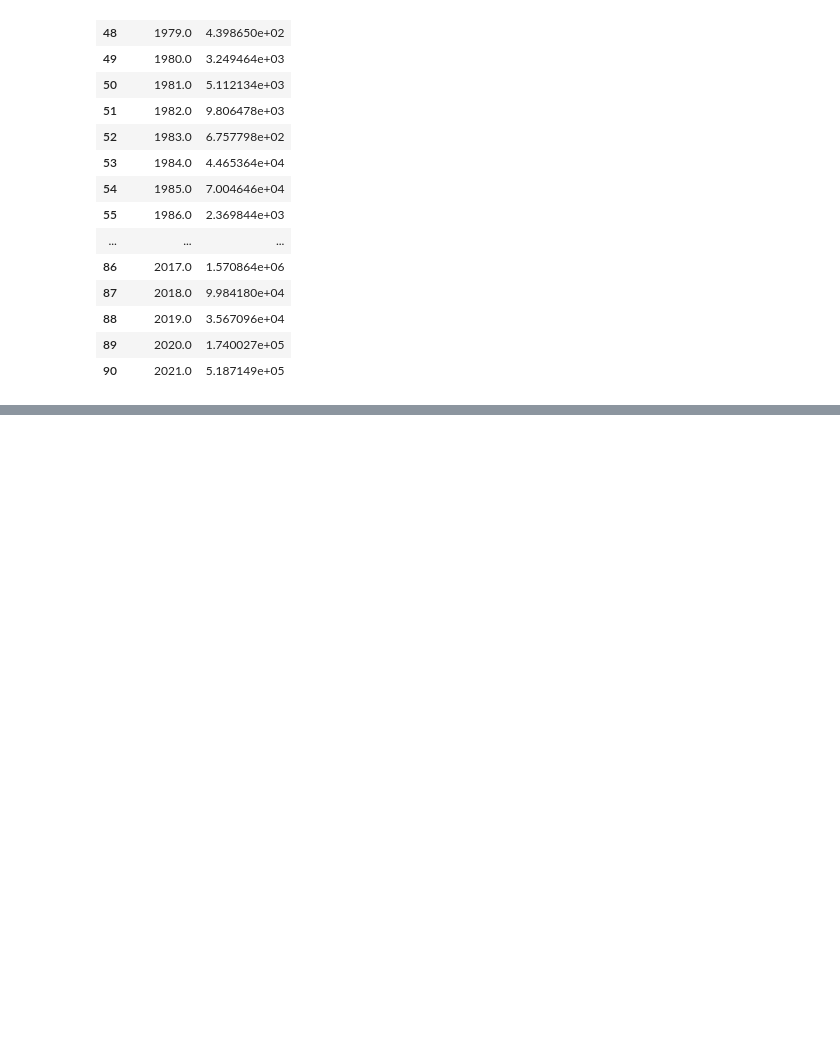
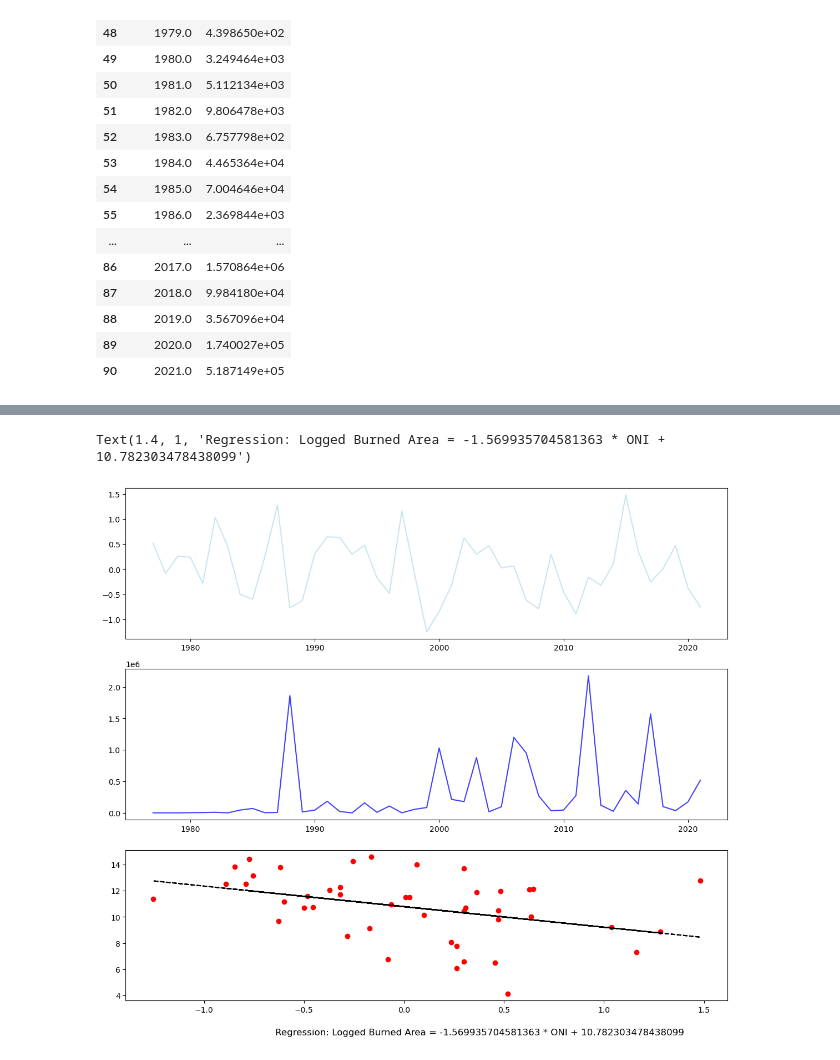
Before and after one commit to MitchellGriffin/GPHY491Project, a Jupyter notebook: ProjectCode.ipynb, the cells around one changed output, grey strips where cells are left out. Drawn from its saved outputs; the diff is of its cells as text; code cells hidden in the pictures; blank space fills up the shorter version.

```diff
--- a/ProjectCode.ipynb
+++ b/ProjectCode.ipynb
@@ -120,0 +280,36 @@ ENSO
+# %%
+#Chunk for plotting data
+
+# Create new figure
+fig, ax = plt.subplots(3, 1, figsize=(14,12))
+
+# Fill in the top plot with monthly and two year data (Temp)
+ax[0].plot(ENSOfire['Year'], ENSOfire['AverageONI'], color='lightblue', alpha=0.65)
+ax[1].plot(ENSOfire['FIRE_YEAR'], ENSOfire['GIS_ACRES'], color='blue', alpha=0.75)
+ax[2].scatter(ENSOfire['AverageONI'], ENSOfire['GIS_ACRESlog'],color='red')
+
+
+# Fill in the bottom plot with monthly and two year data (CO2)
+# ax[1].plot(monthly_avg.index, monthly_avg['co2_ppm'], color='orange', alpha=0.4)
+# ax[1].plot(twoyear_smooth.index, twoyear_smooth['co2_ppm'], color='orange')
+
+
+# Set the figure x and y labels and the title
+# ax[0].set_xlabel('Date', fontsize=18)
+# ax[1].set_xlabel('Date', fontsize=18)
+# ax[0].set_ylabel('Temperature [C]', fontsize=18)
+# ax[1].set_ylabel('CO2 conc. [ppm]', fontsize=18)
+# ax[0].set_title('Mauna Loa Observatory', fontsize=22)
+
+# Perform a linear regression
+# dummyx = np.arange(len(ENSOfire))
+linregres = scipy.stats.linregress(x=ENSOfire['AverageONI'], y=ENSOfire['GIS_ACRESlog'], alternative='two-sided')
+
+# Plot the linear regression line and equation on the figure
+regy =  linregres[0] * ENSOfire['AverageONI'] + linregres[1]
+ax[2].plot(ENSOfire['AverageONI'], regy, color='black', linestyle='--')
+equation_text = f'Regression: Logged Burned Area = {linregres[0]} * ONI + {linregres[1]}'
+plt.text(1.4,1,equation_text, fontsize=12, ha='right')
+# %% [output]
+Text(1.4, 1, 'Regression: Logged Burned Area = -1.569935704581363 * ONI + 10.782303478438099')
+[figure, added]
```
Also changed, not shown: parts of 10 cells of this notebook.
